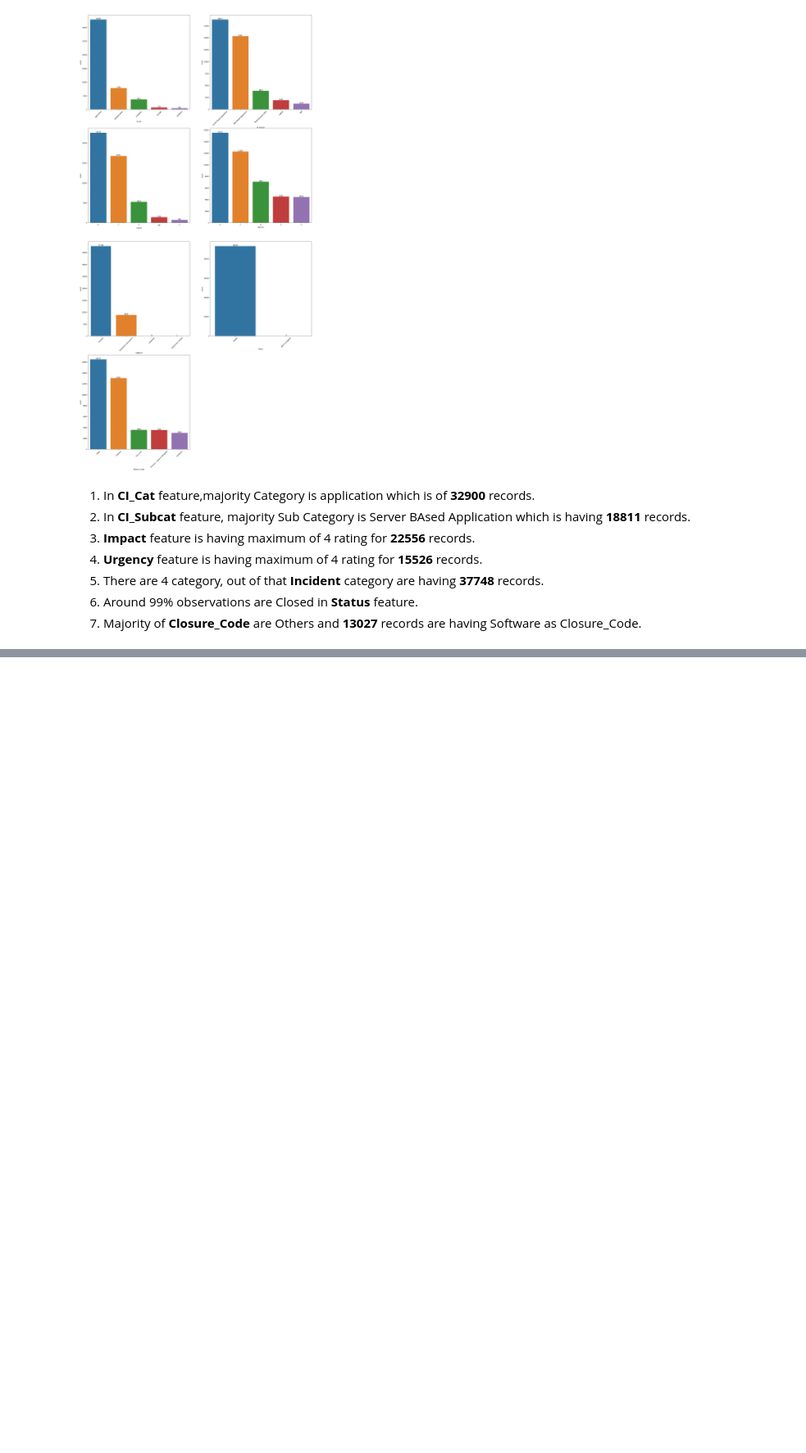
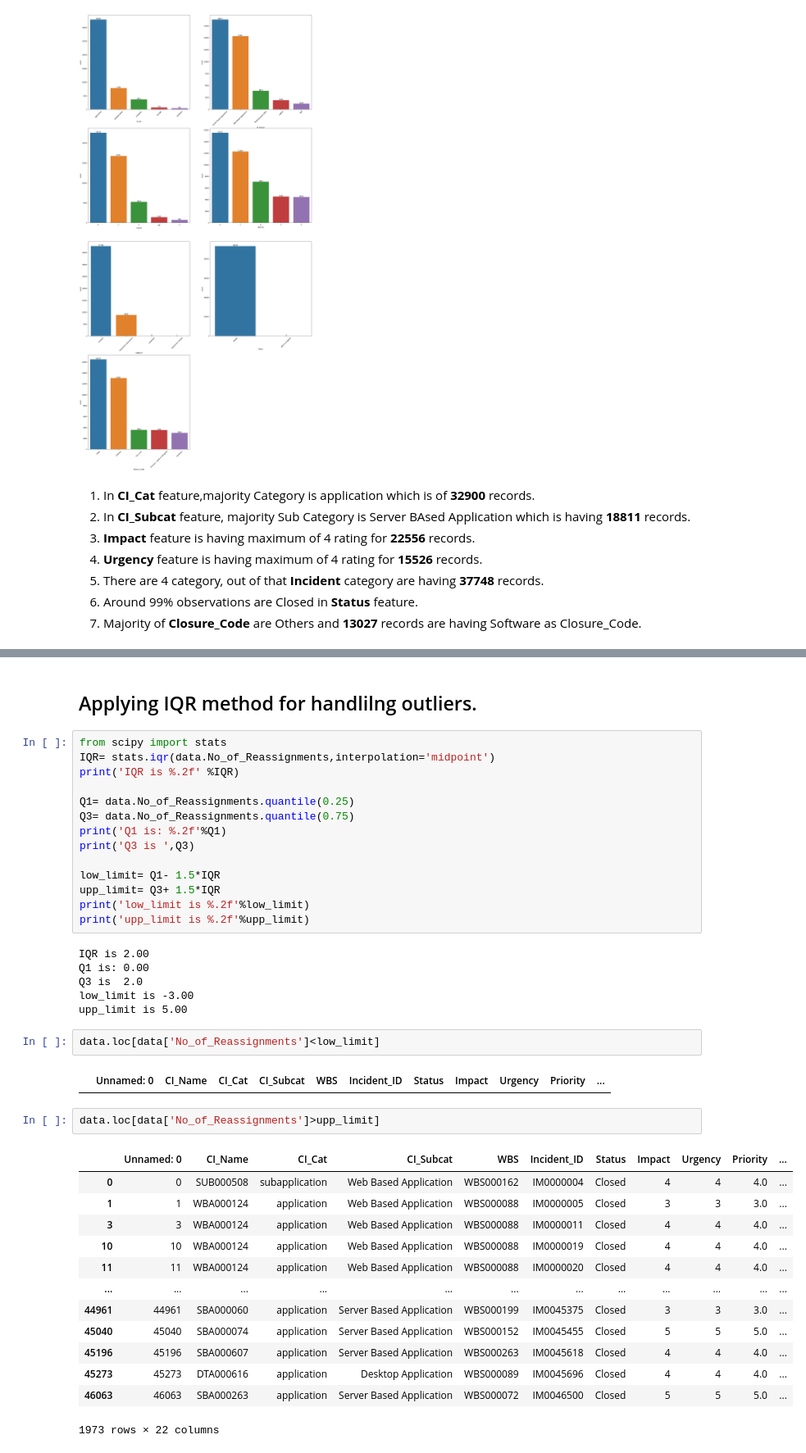
Before and after one commit to SHASHANKV9611/ABC-Tech-ITSM---ML, a Jupyter notebook: ABC_Tech.ipynb, the cells around one changed output, grey strips where cells are left out. Shown: that part at 82% size. Drawn from its saved outputs; the diff is of its cells as text; blank space fills up the shorter version.

```diff
--- a/ABC_Tech.ipynb
+++ b/ABC_Tech.ipynb
@@ -258,0 +365,42 @@ plt.show()
+# %% [markdown]
+## Applying IQR method for handlilng outliers.
+# %%
+from scipy import stats
+IQR= stats.iqr(data.No_of_Reassignments,interpolation='midpoint')
+print('IQR is %.2f' %IQR)
+
+Q1= data.No_of_Reassignments.quantile(0.25)
+Q3= data.No_of_Reassignments.quantile(0.75)
+print('Q1 is: %.2f'%Q1)
+print('Q3 is ',Q3)
+
+low_limit= Q1- 1.5*IQR
+upp_limit= Q3+ 1.5*IQR
+print('low_limit is %.2f'%low_limit)
+print('upp_limit is %.2f'%upp_limit)
+# %% [output]
+IQR is 2.00
+Q1 is: 0.00
+Q3 is  2.0
+low_limit is -3.00
+upp_limit is 5.00
+# %%
+data.loc[data['No_of_Reassignments']<low_limit]
+# %% [output]
+|  | Unnamed: 0 | CI_Name | CI_Cat | CI_Subcat | WBS | Incident_ID | Status | Impact | Urgency | Priority | ... |
+# %%
+data.loc[data['No_of_Reassignments']>upp_limit]
+# %% [output]
+|  | Unnamed: 0 | CI_Name | CI_Cat | CI_Subcat | WBS | Incident_ID | Status | Impact | Urgency | Priority | ... |
+| 0 | 0 | SUB000508 | subapplication | Web Based Application | WBS000162 | IM0000004 | Closed | 4 | 4 | 4.0 | ... |
+| 1 | 1 | WBA000124 | application | Web Based Application | WBS000088 | IM0000005 | Closed | 3 | 3 | 3.0 | ... |
+| 3 | 3 | WBA000124 | application | Web Based Application | WBS000088 | IM0000011 | Closed | 4 | 4 | 4.0 | ... |
+| 10 | 10 | WBA000124 | application | Web Based Application | WBS000088 | IM0000019 | Closed | 4 | 4 | 4.0 | ... |
+| 11 | 11 | WBA000124 | application | Web Based Application | WBS000088 | IM0000020 | Closed | 4 | 4 | 4.0 | ... |
+| ... | ... | ... | ... | ... | ... | ... | ... | ... | ... | ... | ... |
+| 44961 | 44961 | SBA000060 | application | Server Based Application | WBS000199 | IM0045375 | Closed | 3 | 3 | 3.0 | ... |
+| 45040 | 45040 | SBA000074 | application | Server Based Application | WBS000152 | IM0045455 | Closed | 5 | 5 | 5.0 | ... |
+| 45196 | 45196 | SBA000607 | application | Server Based Application | WBS000263 | IM0045618 | Closed | 4 | 4 | 4.0 | ... |
+| 45273 | 45273 | DTA000616 | application | Desktop Application | WBS000089 | IM0045696 | Closed | 4 | 4 | 4.0 | ... |
+| 46063 | 46063 | SBA000263 | application | Server Based Application | WBS000072 | IM0046500 | Closed | 5 | 5 | 5.0 | ... |
+1973 rows × 22 columns
```
Also changed, not shown: parts of 36 cells of this notebook.
